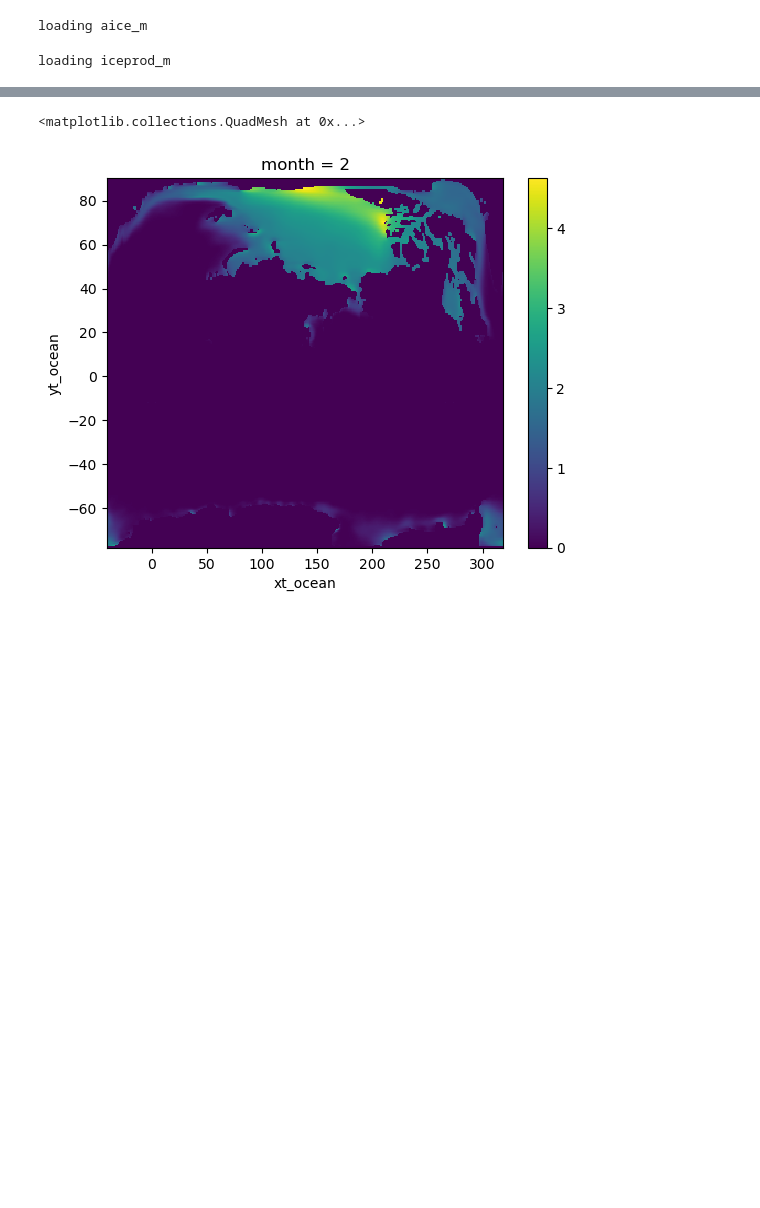
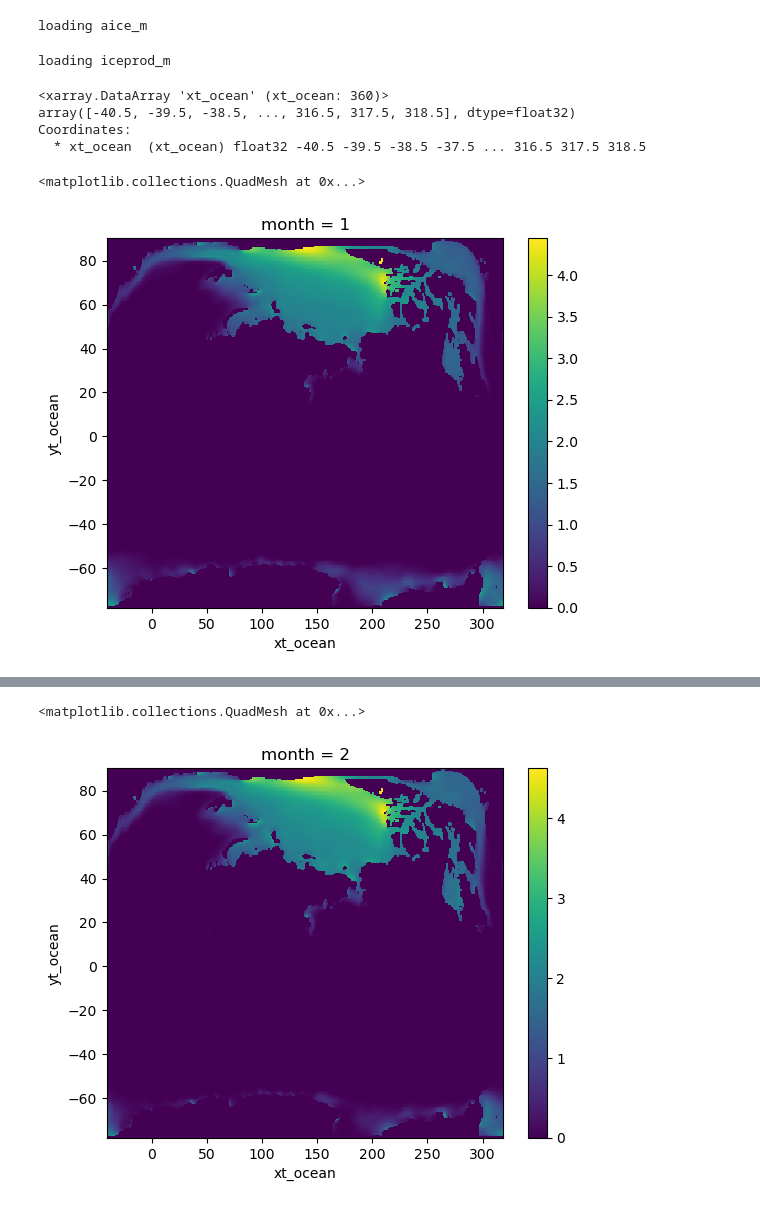
Before and after one commit to aekiss/ice_analysis, a Jupyter notebook: ice_maps.ipynb, the cells around one changed output, grey strips where cells are left out. Saved outputs shown, nothing was run; the diff lists cells and outputs as text; code cells hidden in the pictures; blank space fills up the shorter version.

Commit message:
improve GIOMAS handling

```diff
--- a/ice_maps.ipynb
+++ b/ice_maps.ipynb
@@ -511,3 +513,15 @@ loading hi_m
 loading hs_m
 loading aice_m
 loading iceprod_m
+# %%
+GIOMAS_mm['hi_m'].xt_ocean
+# %% [output]
+<xarray.DataArray 'xt_ocean' (xt_ocean: 360)>
+array([-40.5, -39.5, -38.5, ..., 316.5, 317.5, 318.5], dtype=float32)
+Coordinates:
+  * xt_ocean  (xt_ocean) float32 -40.5 -39.5 -38.5 -37.5 ... 316.5 317.5 318.5
+# %%
+GIOMAS_mm['hi_m'][0].plot()
+# %% [output]
+<matplotlib.collections.QuadMesh at 0x...>
+[figure, added]
```
Also changed, not shown: parts of 10 cells of this notebook.
